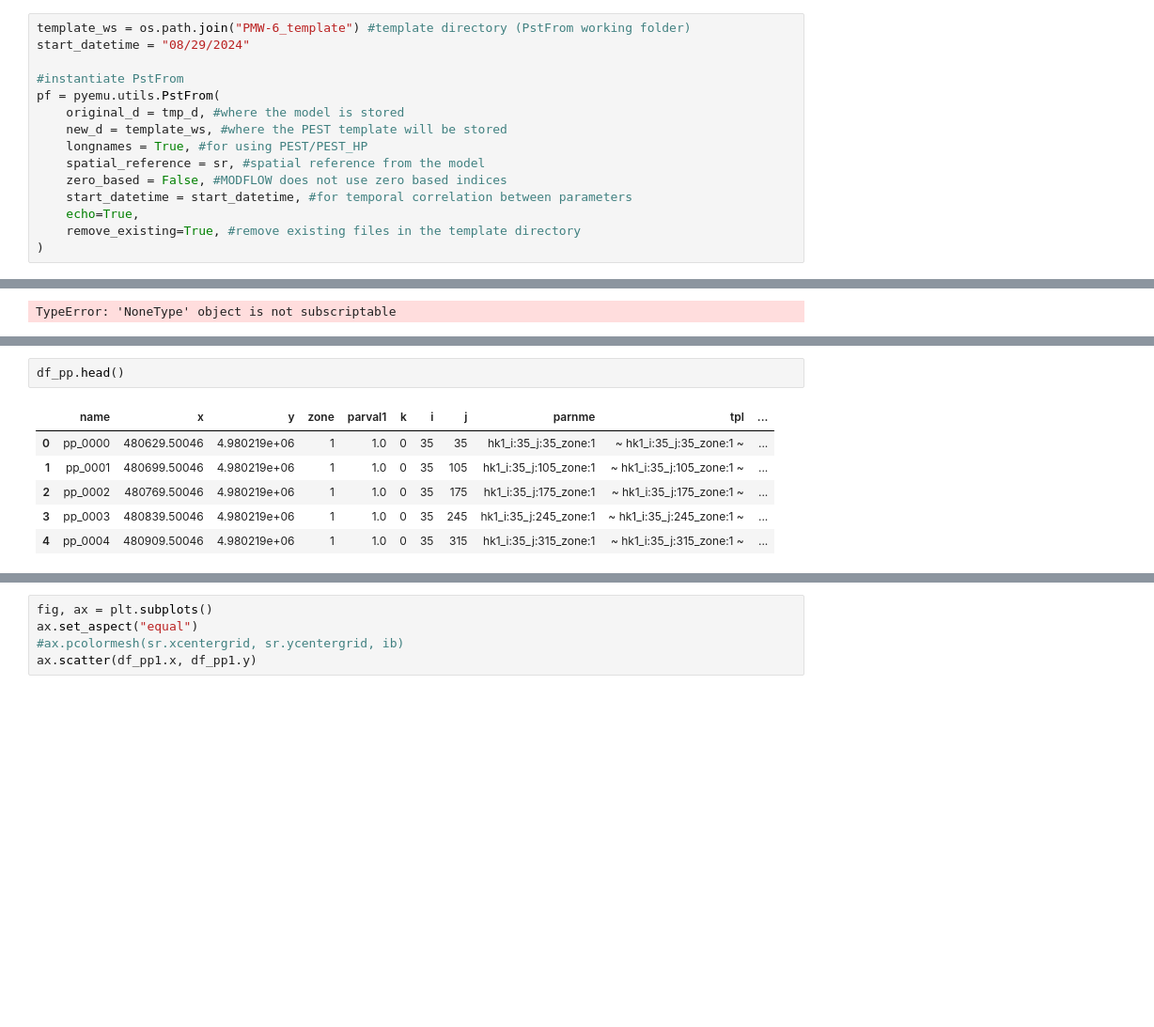
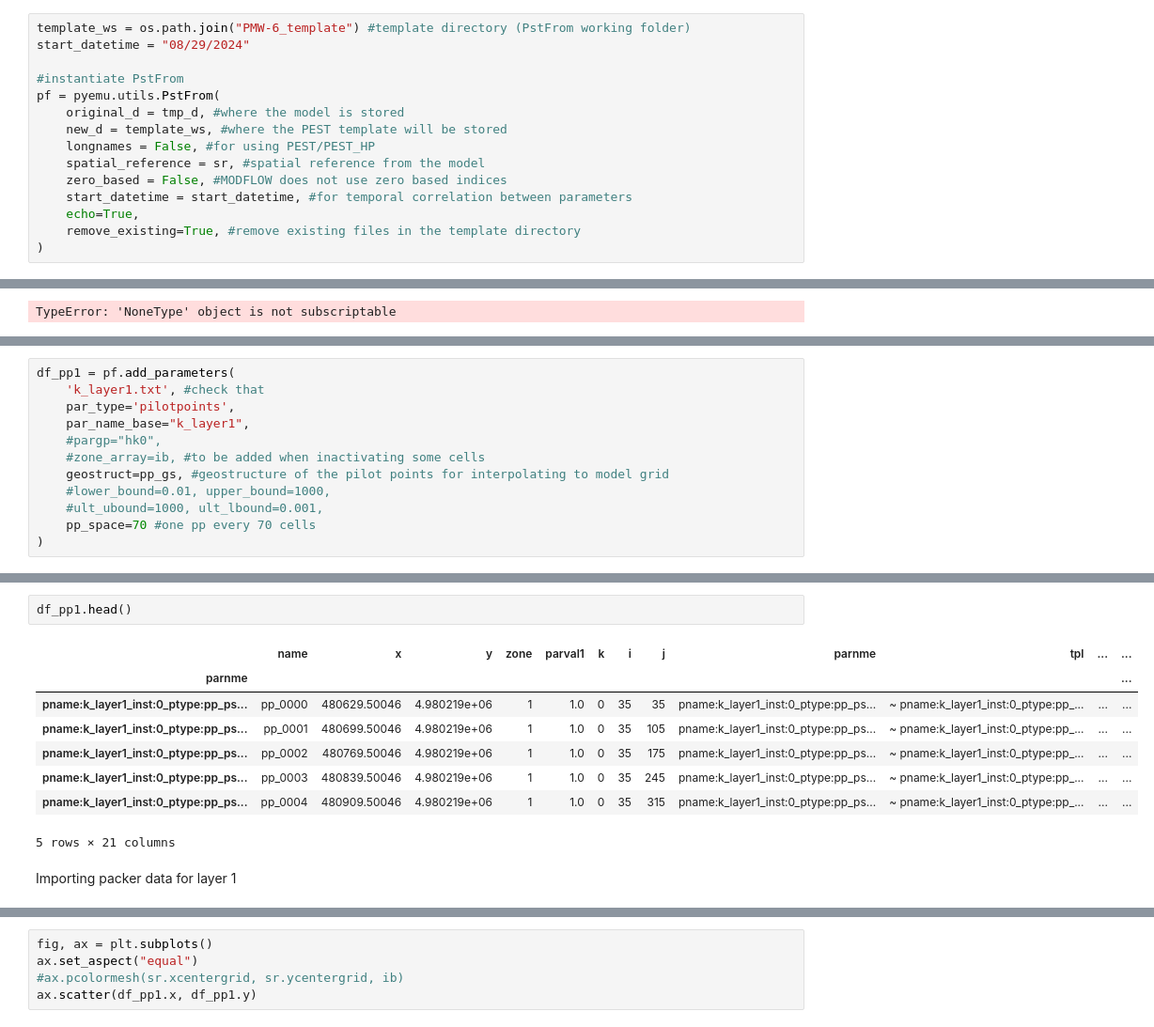
Before and after one commit to philliperalin/MLAC-3D-HT, a Jupyter notebook: src/pyemu/PMW-6-constantK/settingup_PEST.ipynb, the cells around one changed output, grey strips where cells are left out. Shown at 94% size. Cells and saved outputs as stored; diff of their text form; blank space fills up the shorter version.

```diff
--- a/src/pyemu/PMW-6-constantK/settingup_PEST.ipynb
+++ b/src/pyemu/PMW-6-constantK/settingup_PEST.ipynb
@@ -190,7 +107,7 @@ start_datetime = "08/29/2024"
 pf = pyemu.utils.PstFrom(
     original_d = tmp_d, #where the model is stored
     new_d = template_ws, #where the PEST template will be stored
-    longnames = True, #for using PEST/PEST_HP
+    longnames = False, #for using PEST/PEST_HP
     spatial_reference = sr, #spatial reference from the model
     zero_based = False, #MODFLOW does not use zero based indices
     start_datetime = start_datetime, #for temporal correlation between parameters
@@ -464,0 +380,12 @@ ibound not passed, using array of ones
+# %%
+df_pp1 = pf.add_parameters(
+    'k_layer1.txt', #check that
+    par_type='pilotpoints',
+    par_name_base="k_layer1",
+    #pargp="hk0",
+    #zone_array=ib, #to be added when inactivating some cells
+    geostruct=pp_gs, #geostructure of the pilot points for interpolating to model grid
+    #lower_bound=0.01, upper_bound=1000,
+    #ult_ubound=1000, ult_lbound=0.001,
+    pp_space=70 #one pp every 70 cells
+)
@@ -465,9 +410,13 @@ ibound not passed, using array of ones
 # %%
-df_pp.head()
+df_pp1.head()
 # %% [output]
-|  | name | x | y | zone | parval1 | k | i | j | parnme | tpl | ... |
-| 0 | pp_0000 | 480629.50046 | 4.980219e+06 | 1 | 1.0 | 0 | 35 | 35 | hk1_i:35_j:35_zone:1 | ~ hk1_i:35_j:35_zone:1 ~ | ... |
-| 1 | pp_0001 | 480699.50046 | 4.980219e+06 | 1 | 1.0 | 0 | 35 | 105 | hk1_i:35_j:105_zone:1 | ~ hk1_i:35_j:105_zone:1 ~ | ... |
-| 2 | pp_0002 | 480769.50046 | 4.980219e+06 | 1 | 1.0 | 0 | 35 | 175 | hk1_i:35_j:175_zone:1 | ~ hk1_i:35_j:175_zone:1 ~ | ... |
-| 3 | pp_0003 | 480839.50046 | 4.980219e+06 | 1 | 1.0 | 0 | 35 | 245 | hk1_i:35_j:245_zone:1 | ~ hk1_i:35_j:245_zone:1 ~ | ... |
-| 4 | pp_0004 | 480909.50046 | 4.980219e+06 | 1 | 1.0 | 0 | 35 | 315 | hk1_i:35_j:315_zone:1 | ~ hk1_i:35_j:315_zone:1 ~ | ... |
+|  | name | x | y | zone | parval1 | k | i | j | parnme | tpl | ... | ... |
+| parnme |  |  |  |  |  |  |  |  |  |  |  | ... |
+| pname:k_layer1_inst:0_ptype:pp_ps... | pp_0000 | 480629.50046 | 4.980219e+06 | 1 | 1.0 | 0 | 35 | 35 | pname:k_layer1_inst:0_ptype:pp_ps... | ~ pname:k_layer1_inst:0_ptype:pp_... | ... | ... |
+| pname:k_layer1_inst:0_ptype:pp_ps... | pp_0001 | 480699.50046 | 4.980219e+06 | 1 | 1.0 | 0 | 35 | 105 | pname:k_layer1_inst:0_ptype:pp_ps... | ~ pname:k_layer1_inst:0_ptype:pp_... | ... | ... |
+| pname:k_layer1_inst:0_ptype:pp_ps... | pp_0002 | 480769.50046 | 4.980219e+06 | 1 | 1.0 | 0 | 35 | 175 | pname:k_layer1_inst:0_ptype:pp_ps... | ~ pname:k_layer1_inst:0_ptype:pp_... | ... | ... |
+| pname:k_layer1_inst:0_ptype:pp_ps... | pp_0003 | 480839.50046 | 4.980219e+06 | 1 | 1.0 | 0 | 35 | 245 | pname:k_layer1_inst:0_ptype:pp_ps... | ~ pname:k_layer1_inst:0_ptype:pp_... | ... | ... |
+| pname:k_layer1_inst:0_ptype:pp_ps... | pp_0004 | 480909.50046 | 4.980219e+06 | 1 | 1.0 | 0 | 35 | 315 | pname:k_layer1_inst:0_ptype:pp_ps... | ~ pname:k_layer1_inst:0_ptype:pp_... | ... | ... |
+5 rows × 21 columns
+# %% [markdown]
+Importing packer data for layer 1
```
Also changed, not shown: parts of 118 cells of this notebook, 9 other files.
